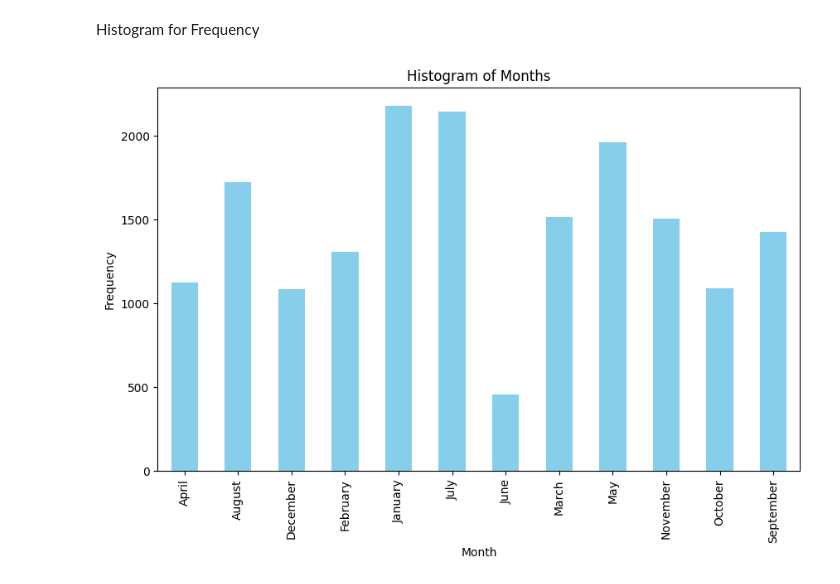
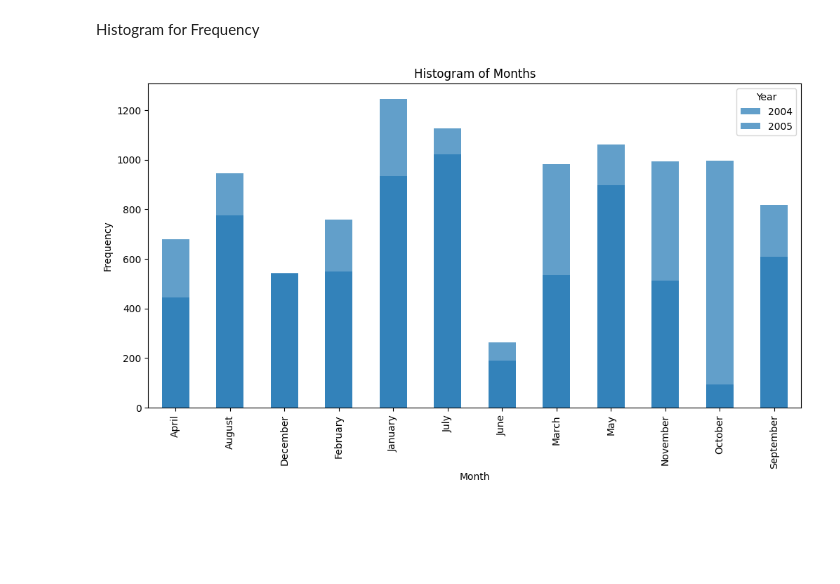
Before and after one commit to ericaahayy/ITGurlsCOSC3337, a Jupyter notebook: Compare_Datasets.ipynb, the cells around one changed output. Drawn from its saved outputs; the diff is of its cells as text; code cells hidden in the pictures; blank space fills up the shorter version.

Commit message:
for 2 years

```diff
--- a/Compare_Datasets.ipynb
+++ b/Compare_Datasets.ipynb
@@ -21,18 +21,24 @@ Histogram for Frequency
 # %%
 import pandas as pd
 import matplotlib.pyplot as plt
 
 
 df = pd.read_csv('Solar_flare_RHESSI_2004_05.csv')
 
 df['date'] = pd.to_datetime(df[['year', 'month']].assign(DAY=1))
 
 # Create a histogram
-plt.figure(figsize=(10, 6))
-df['date'].dt.month_name().value_counts().sort_index().plot(kind='bar', color='skyblue')
+plt.figure(figsize=(12, 6))
+years = df['date'].dt.year.unique()
+
+for year in years:
+    data_year = df[df['date'].dt.year == year]
+    data_year['date'].dt.month_name().value_counts().sort_index().plot(kind='bar', label=str(year), alpha=0.7)
+
 plt.title('Histogram of Months')
 plt.xlabel('Month')
 plt.ylabel('Frequency')
+plt.legend(title='Year')
 plt.show()
 # %% [output]
-[figure, old version]
+[figure, new version]
```
